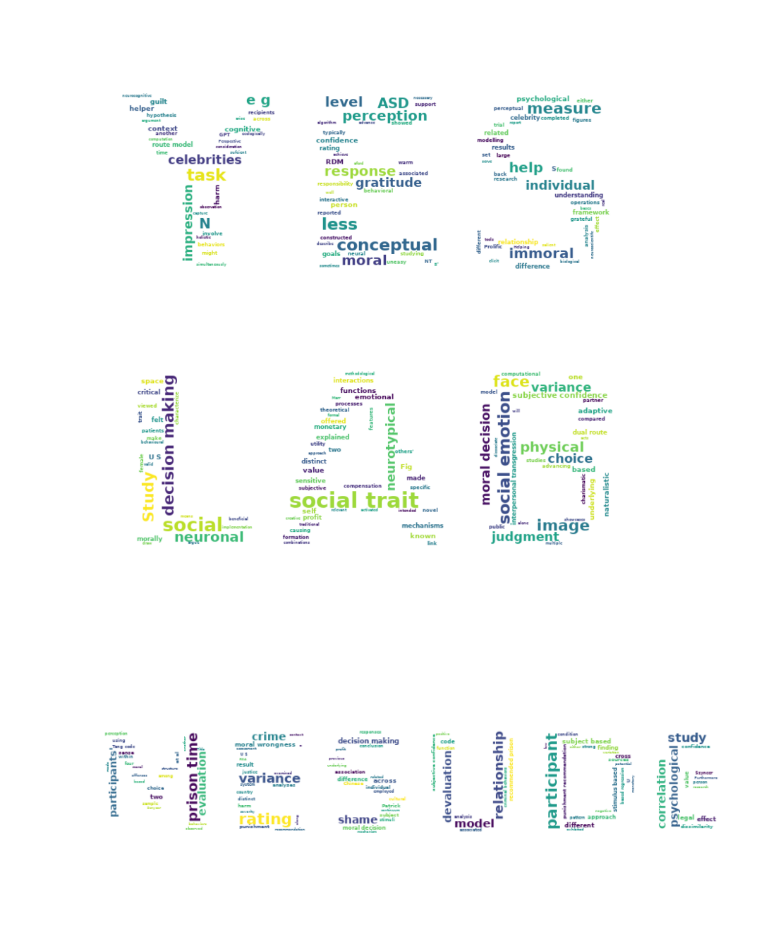
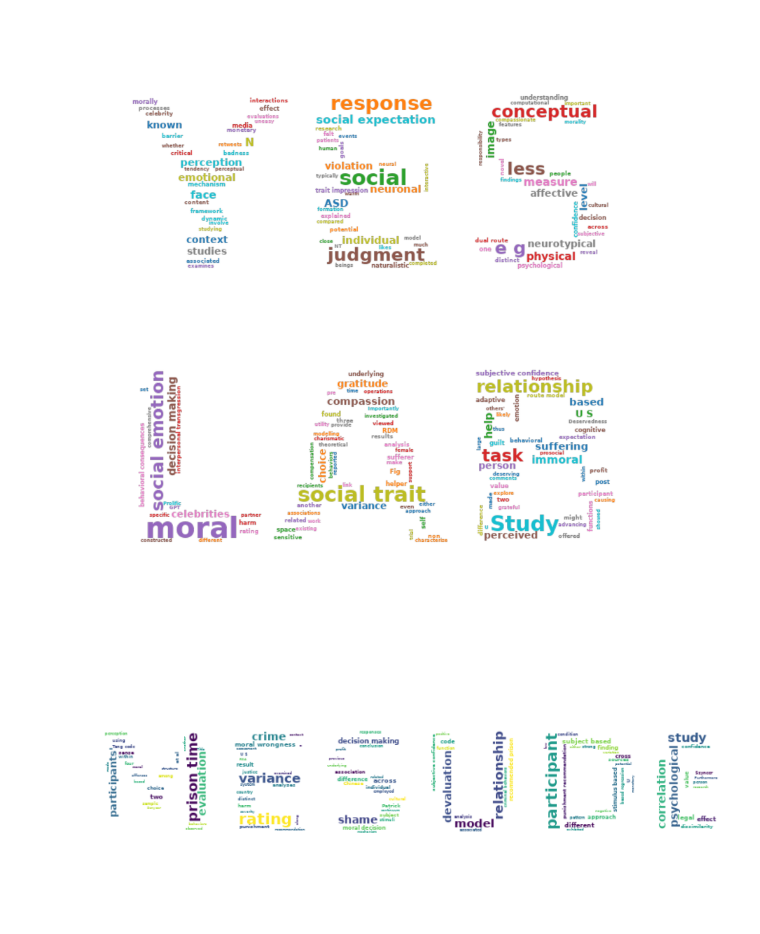
Before and after one commit to amberxuqianchen/lab-general, a Jupyter notebook: tools/wordcloud.ipynb, the cells around one changed output. Drawn from its saved outputs; the diff is of its cells as text; code cells hidden in the pictures.

Commit message:
load text from file

```diff
--- a/tools/wordcloud.ipynb
+++ b/tools/wordcloud.ipynb
@@ -100,7 +4,13 @@ import matplotlib.pyplot as plt
 from wordcloud import WordCloud
 import numpy as np
 from PIL import Image, ImageDraw, ImageFont
-
+# Load the text file
+with open('wordcloud.txt', 'r') as file:
+    text = file.read()
+# delete "participant" or "participants" from the text
+text = text.replace("participants", "")
+# delete line breaks
+text = text.replace("\n", " ")
 # Create an image with the text "YES"
 width, height = 800, 400
 image = Image.new('RGB', (width, height), color='white')
@@ -147,7 +113,7 @@ import numpy as np
 from PIL import Image, ImageDraw, ImageFont
 
 # Create an image with the text "YES LAB"
-width, height = 800,800
+width, height = 800,800  # High resolution for printing
 image = Image.new('RGB', (width, height), color='white')
 draw = ImageDraw.Draw(image)
 
@@ -156,37 +122,53 @@ draw = ImageDraw.Draw(image)
 font = ImageFont.truetype(font_path, 350)
 
 # Draw "YES" text in the upper part
 text_upper = "YES"
 textwidth_upper, textheight_upper = draw.textsize(text_upper, font)
 x_upper = (width - textwidth_upper) / 2
 y_upper = (height / 2 - textheight_upper) / 2
-draw.text((x_upper, y_upper), text_upper, font=font, fill="black")
+draw.text((x_upper, y_upper), text_upper, font=font, fill=(0, 0, 0, 255))
 
 # Draw "LAB" text in the lower part
 text_lower = "LAB"
 textwidth_lower, textheight_lower = draw.textsize(text_lower, font)
 x_lower = (width - textwidth_lower) / 2
 y_lower = (height / 2 + (height / 2 - textheight_lower) / 2)
-draw.text((x_lower, y_lower), text_lower, font=font, fill="black")
+draw.text((x_lower, y_lower), text_lower, font=font, fill=(0, 0, 0, 255))
 
 # Convert the image to a numpy array
 mask = np.array(image)
 
-# Provided text
+# suggest a colormap choice
+# colormapchoice = "ocean"  # Change this to your desired colormap choice
+# colormapchoice = "viridis"  # Change this to your desired colormap choice
+colormapchoice = "tab10"  # Change this to your desired colormap choice
+# colormapchoice = "RdBu"  # Change this to your desired colormap choice
+# colormapchoice = "plasma"  # Change this to your desired colormap choice
+# colormapchoice = "magma"  # Change this to your desired colormap choice
 
 # Generate the word cloud using the YES LAB mask with better colors
-wordcloud = WordCloud(width=1600, height=1600, background_color='white', mask=mask, colormap='viridis', font_path=font_path).generate(text)
+# wordcloud = WordCloud(width=2400, height=2400, background_color='white', mask=mask, colormap="jet", font_path=font_path).generate(text)
+wordcloud = WordCloud(
+    width=width,
+    height=height,
+    background_color=None,
+    mode="RGBA",
+    mask=mask,
+    colormap=colormapchoice,  # Bold, high-contrast
+    font_path=font_path
+).generate(text)
 
 # Create the plot
-plt.figure(figsize=(16, 16))
+plt.figure(figsize=(8,8),dpi = 300)
 plt.imshow(wordcloud, interpolation='bilinear')
+
 plt.tight_layout(pad=0)
 plt.axis('off')
 
 # Save the word cloud image in high quality
-wordcloud.to_file('wordcloud_yes_lab_text_shape_no_border_bold.png',)
+wordcloud.to_file(f'wordcloud_yes_lab_{colormapchoice}.png',)
 
 # Show the plot
 plt.show()
 # %% [output]
-[figure, old version]
+[figure, new version]
```
Also changed, not shown: parts of 7 cells of this notebook.
